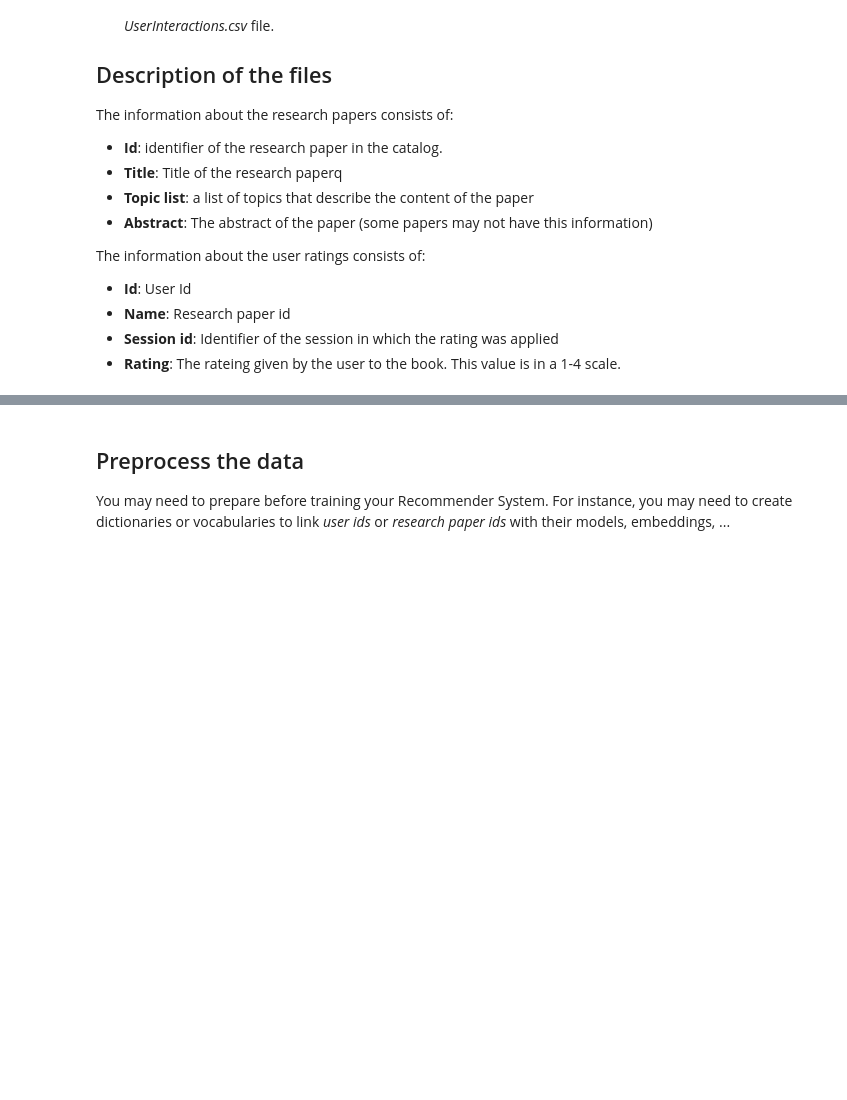
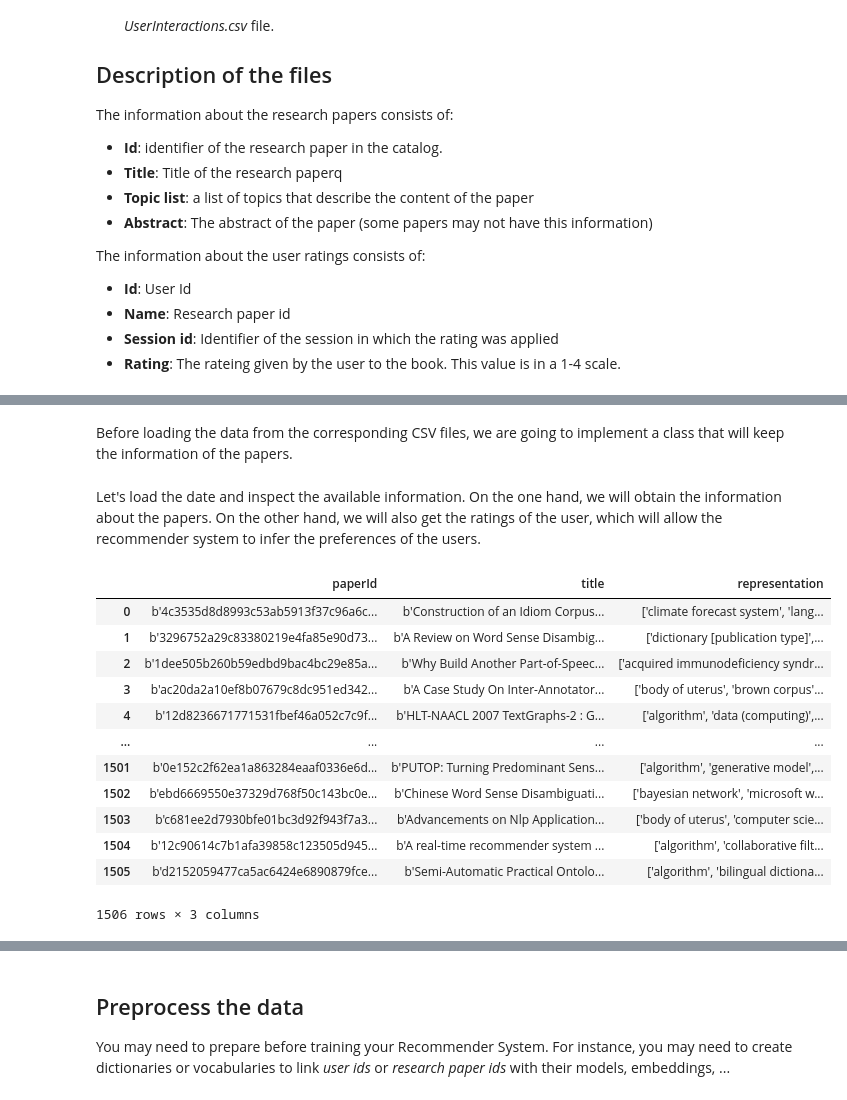
Before and after one commit to juletx/nlp-applications-2, a Jupyter notebook: assignments/assingment3.ResearchPapersRS.ipynb, the cells around one changed output, grey strips where cells are left out. Saved outputs shown, nothing was run; the diff lists cells and outputs as text; code cells hidden in the pictures; blank space fills up the shorter version.

```diff
--- a/assignments/assingment3.ResearchPapersRS.ipynb
+++ b/assignments/assingment3.ResearchPapersRS.ipynb
@@ -34,0 +54,2 @@ You can use the functions which are provided below to load the dataset. Obviousl
+# %% [markdown]
+Before loading the data from the corresponding CSV files, we are going to implement a class that will keep the information of the papers.
@@ -34,0 +94,2 @@ You can use the functions which are provided below to load the dataset. Obviousl
+# %% [markdown]
+Let's load the date and inspect the available information. On the one hand, we will obtain the information about the papers. On the other hand, we will also get the ratings of the user, which will allow the recommender system to infer the preferences of the users.
@@ -34,0 +102,16 @@ You can use the functions which are provided below to load the dataset. Obviousl
+# %%
+paperData.paper_data
+# %% [output]
+|  | paperId | title | representation |
+| 0 | b'4c3535d8d8993c53ab5913f37c96a6c... | b'Construction of an Idiom Corpus... | ['climate forecast system', 'lang... |
+| 1 | b'3296752a29c83380219e4fa85e90d73... | b'A Review on Word Sense Disambig... | ['dictionary [publication type]',... |
+| 2 | b'1dee505b260b59edbd9bac4bc29e85a... | b'Why Build Another Part-of-Speec... | ['acquired immunodeficiency syndr... |
+| 3 | b'ac20da2a10ef8b07679c8dc951ed342... | b'A Case Study On Inter-Annotator... | ['body of uterus', 'brown corpus'... |
+| 4 | b'12d8236671771531fbef46a052c7c9f... | b'HLT-NAACL 2007 TextGraphs-2 : G... | ['algorithm', 'data (computing)',... |
+| ... | ... | ... | ... |
+| 1501 | b'0e152c2f62ea1a863284eaaf0336e6d... | b'PUTOP: Turning Predominant Sens... | ['algorithm', 'generative model',... |
+| 1502 | b'ebd6669550e37329d768f50c143bc0e... | b'Chinese Word Sense Disambiguati... | ['bayesian network', 'microsoft w... |
+| 1503 | b'c681ee2d7930bfe01bc3d92f943f7a3... | b'Advancements on Nlp Application... | ['body of uterus', 'computer scie... |
+| 1504 | b'12c90614c7b1afa39858c123505d945... | b'A real-time recommender system ... | ['algorithm', 'collaborative filt... |
+| 1505 | b'd2152059477ca5ac6424e6890879fce... | b'Semi-Automatic Practical Ontolo... | ['algorithm', 'bilingual dictiona... |
+1506 rows × 3 columns
```
Also changed, not shown: parts of 32 cells of this notebook.
